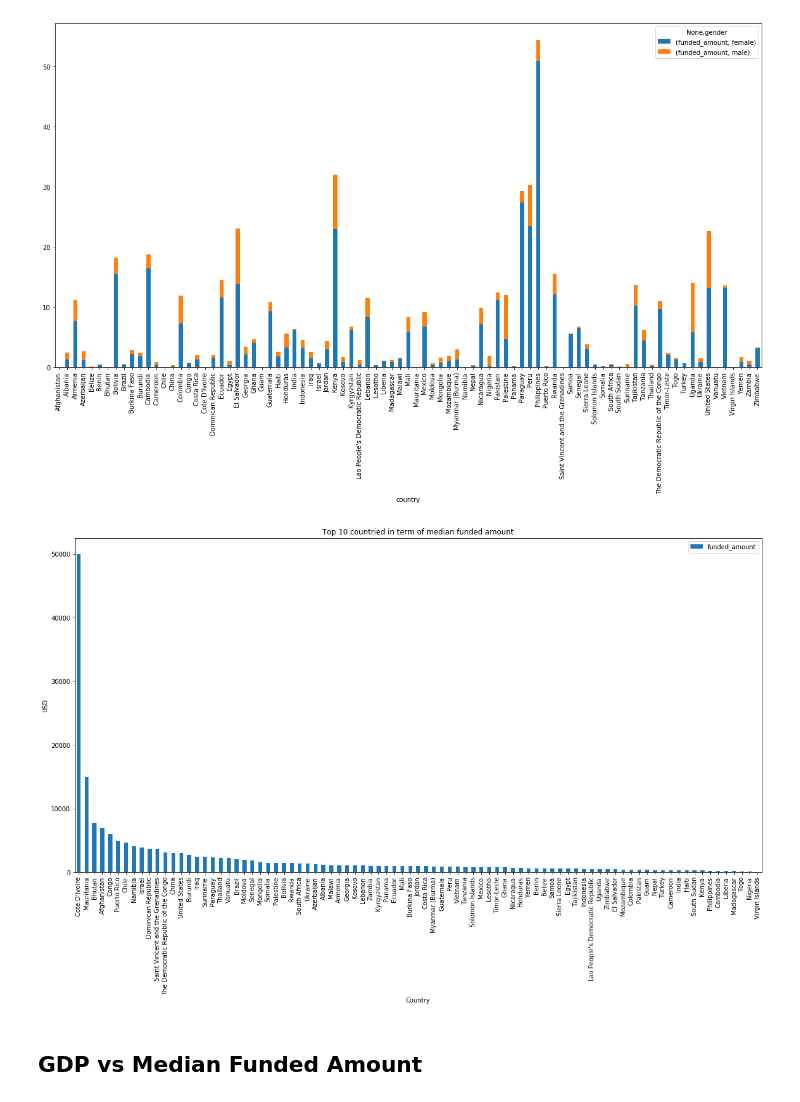
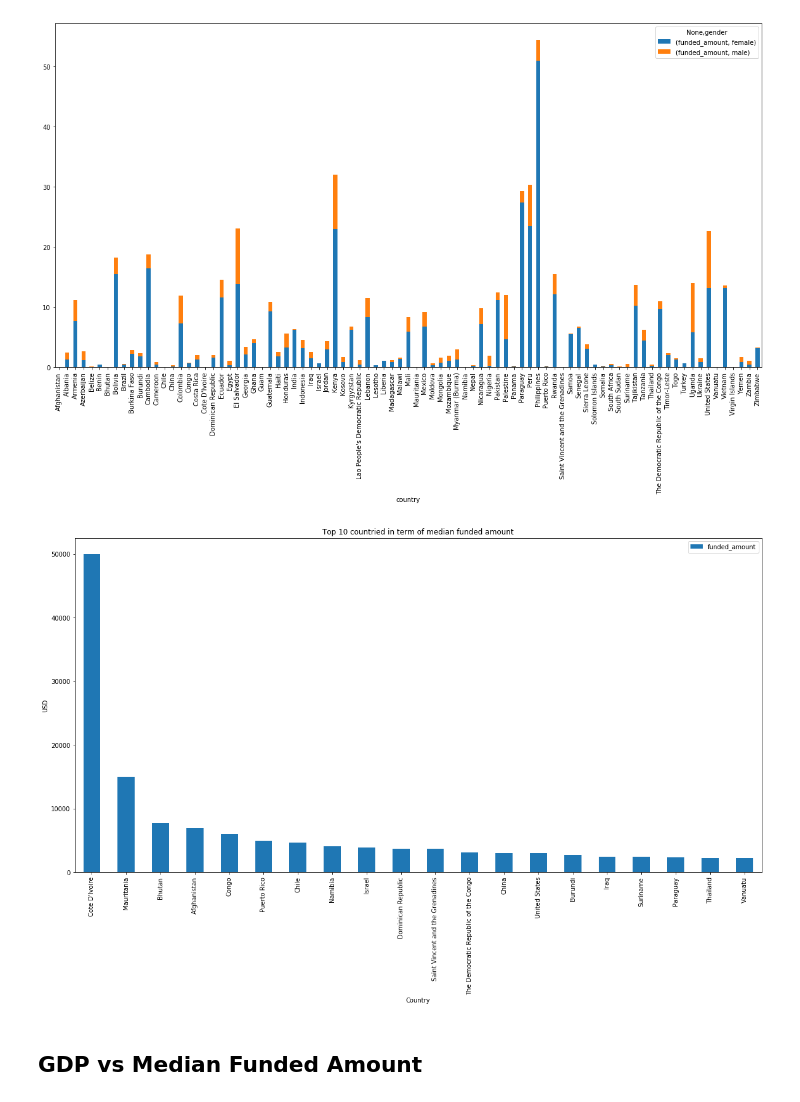
Before and after one commit to feng443/RUDS-Proj1-Kiva-Crowd-Funding-Visualization, a Jupyter notebook: ChanDataExploring.ipynb, the cells around one changed output. Saved outputs shown, nothing was run; the diff lists cells and outputs as text; code cells hidden in the pictures.

```diff
--- a/ChanDataExploring.ipynb
+++ b/ChanDataExploring.ipynb
@@ -367,15 +367,15 @@ plt.show()
 # %%
 figure, ax = plt.subplots(figsize=(20,10))
 ( df.groupby('country')[['funded_amount']].median() ).sort_values(
-    by='funded_amount', ascending=False).plot.bar(
+    by='funded_amount', ascending=False).head(20).plot.bar(
     ax=ax,
 )
 plt.xlabel('Country')
 plt.ylabel('USD')
 plt.title('Top 10 countried in term of median funded amount')
 plt.show()
 # %% [output]
-[figure, old version]
+[figure, new version]
 # %% [markdown]
 ## GDP vs Median Funded Amount
 # %%
```
Also changed, not shown: parts of 2 cells of this notebook, 3 other files.
